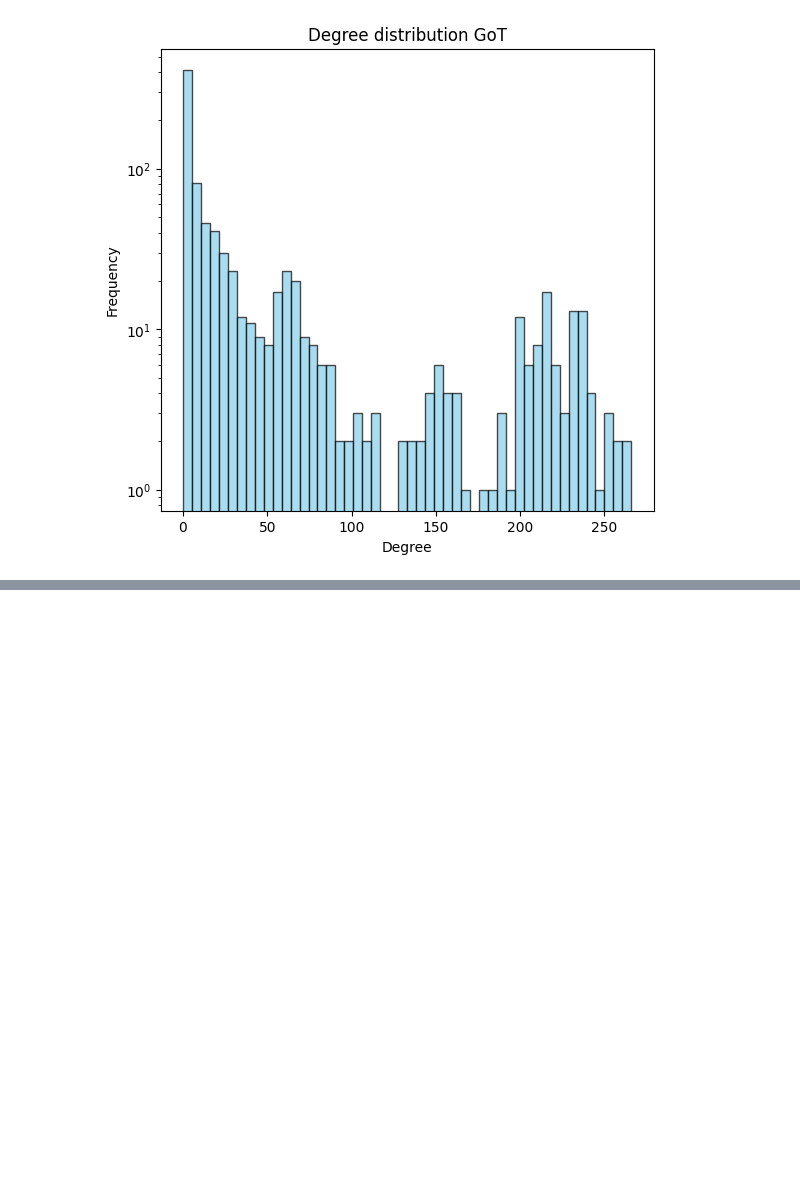
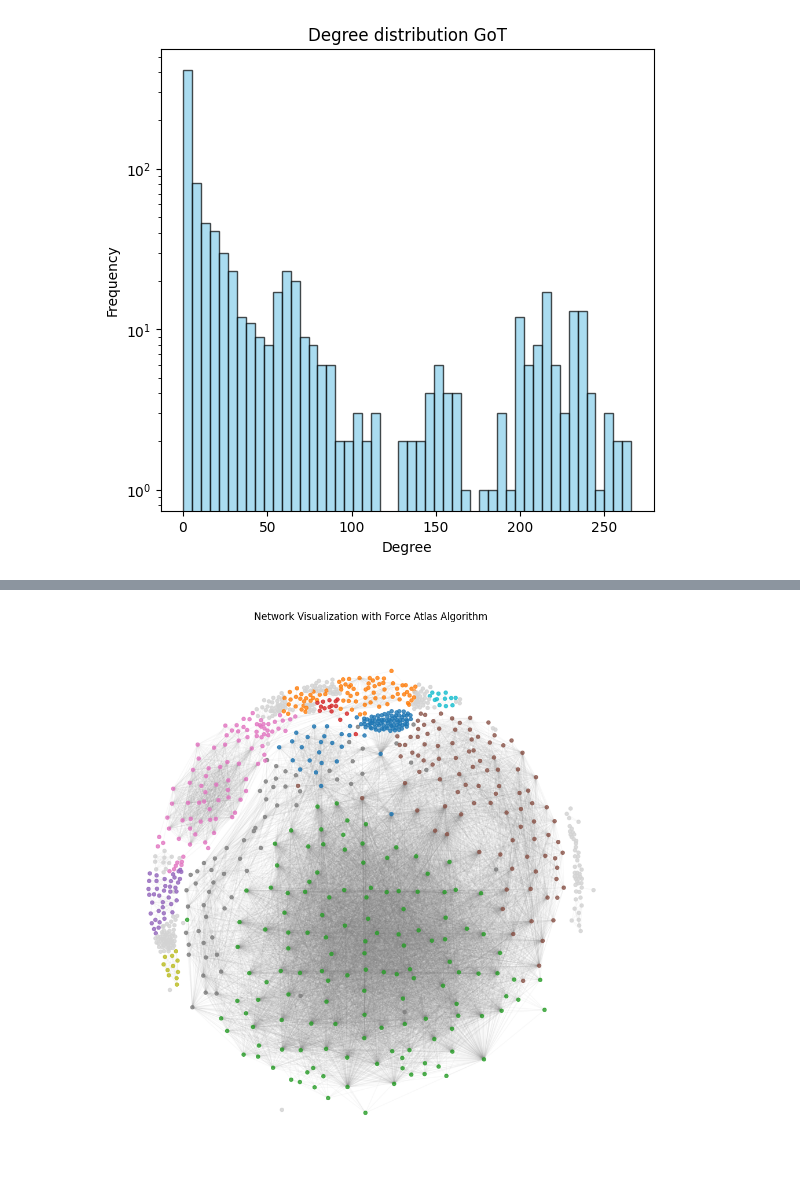
Before and after one commit to RasmusUK/02805-social-graphs-and-interactions-project, a Jupyter notebook: workspace/notebooks/Characters.ipynb, the cells around one changed output, grey strips where cells are left out. Saved outputs shown, nothing was run; the diff lists cells and outputs as text; code cells hidden in the pictures; blank space fills up the shorter version.

```diff
--- a/workspace/notebooks/Characters.ipynb
+++ b/workspace/notebooks/Characters.ipynb
@@ -455,0 +534,29 @@ plt.show()
+# %%
+G = G.to_undirected()
+partition = community_louvain.best_partition(G)
+
+community_counts = Counter(partition.values())
+most_common_communities = community_counts.most_common(10)
+common_community_ids = set(community[0] for community in most_common_communities)
+
+colors = list(mcolors.TABLEAU_COLORS.keys())
+community_colors = {community_id: colors[i % len(colors)] for i, community_id in enumerate(common_community_ids)}
+
+node_colors = []
+for node in G.nodes():
+    community_id = partition[node]
+    if community_id in community_colors:
+        node_colors.append(community_colors[community_id])
+    else:
+        node_colors.append('lightgray')
+
+positions = forceatlas2.forceatlas2_networkx_layout(G, pos=None, iterations=2000)
+# %%
+plt.figure(figsize=(12, 12))
+nx.draw_networkx_nodes(G, positions, node_size=20, node_color=node_colors, alpha=0.8)
+nx.draw_networkx_edges(G, positions, edge_color="gray", alpha=0.05)
+plt.axis('off')
+plt.title("Network Visualization with Force Atlas Algorithm")
+plt.show()
+# %% [output]
+[figure, added]
```
Also changed, not shown: parts of 6 cells of this notebook.
